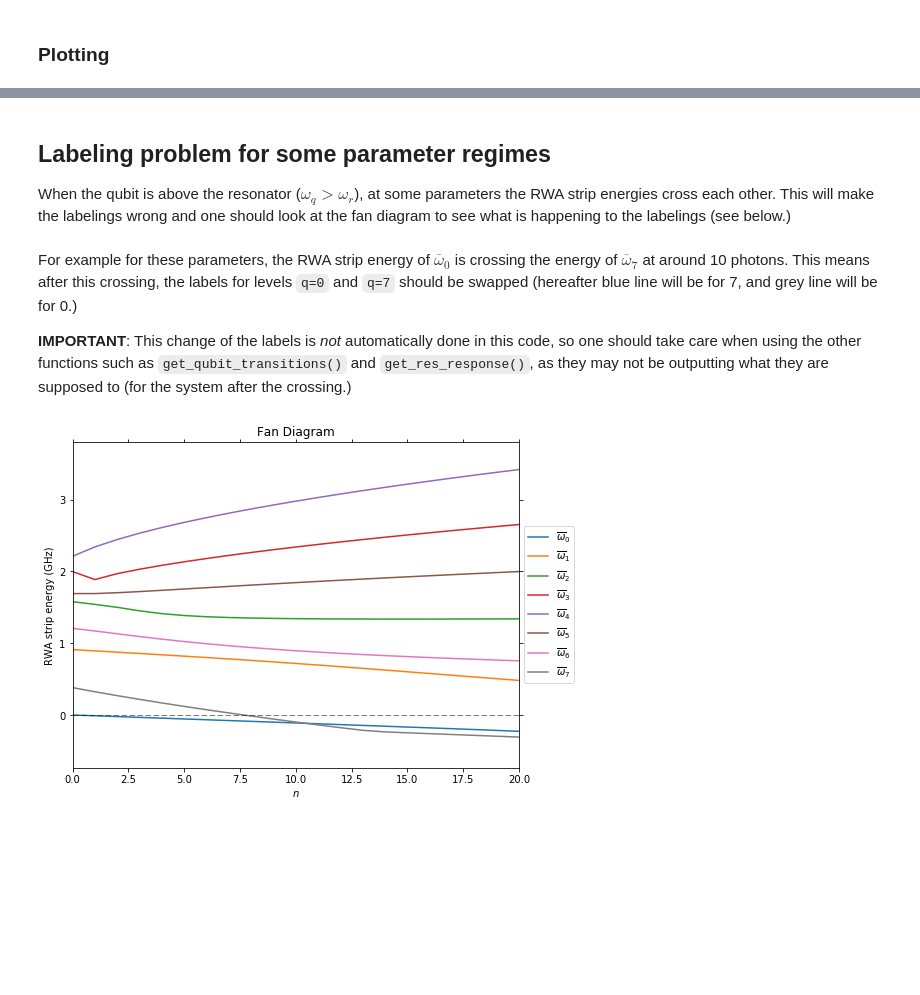
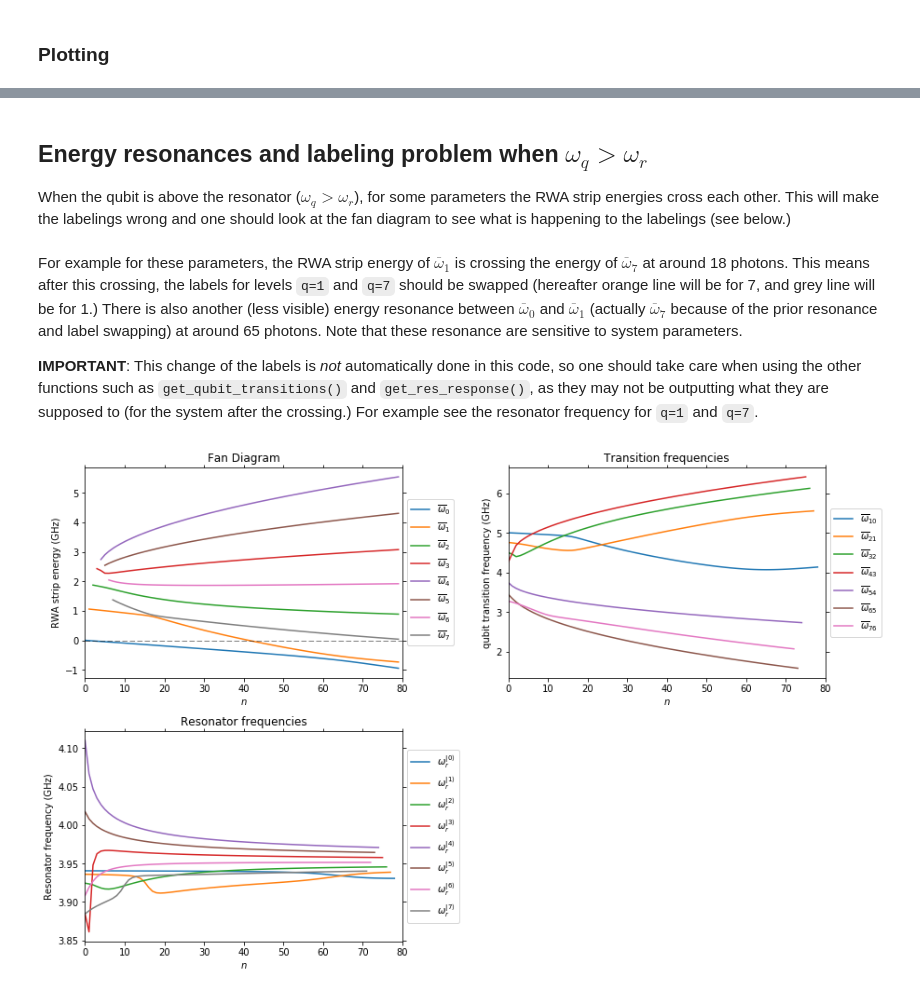
Before and after one commit to MostafaKhezri/JC-ladder, a Jupyter notebook: examples.ipynb, the cells around one changed output, grey strips where cells are left out. Drawn from its saved outputs; the diff is of its cells as text; code cells hidden in the pictures; blank space fills up the shorter version.

```diff
--- a/examples.ipynb
+++ b/examples.ipynb
@@ -62,7 +66,7 @@ fig.set_size_inches(12,8)
 ax1 = plt.subplot(221)
 
 for i in range(len(fan)):
-    plt.plot(np.arange(len(fan[i])), fan[i], label=r"$\overline{{\omega}}_{0}$".format(i))
+    plt.plot(np.arange(i, len(fan[i])), fan[i][i:], label=r"$\overline{{\omega}}_{0}$".format(i))
 plt.plot(np.arange(nmax+1), np.zeros(nmax+1), 'k--', linewidth=0.5)
 
 plt.xlim(0, nmax)
@@ -103,7 +107,7 @@ plt.show();
 tmax = 8; omega_q = 5; eta = 0.25; g = 0.1 #Units assumed in GHz here
 qubit_energy_list, g_list = transmon_perturbative(tmax, omega_q, eta, g)
 
-nmax = 100; omega_r = 4.5;
+nmax = 100; omega_r = 4.2;
 eigen_energies, eigen_vectors = diagonalize_ladder(nmax, omega_r, qubit_energy_list, g_list)
 
 fan = get_fan_diagram(eigen_energies, omega_r)
@@ -119,7 +123,7 @@ fig.set_size_inches(12,8)
 ax1 = plt.subplot(221)
 
 for i in range(len(fan)):
-    plt.plot(np.arange(len(fan[i])), fan[i], label=r"$\overline{{\omega}}_{0}$".format(i))
+    plt.plot(np.arange(i, len(fan[i])), fan[i][i:], label=r"$\overline{{\omega}}_{0}$".format(i))
 plt.plot(np.arange(nmax+1), np.zeros(nmax+1), 'k--', linewidth=0.5)
 
 plt.xlim(0, nmax)
@@ -157,36 +161,61 @@ plt.show();
 # %% [markdown]
-## Labeling problem for some parameter regimes
+## Energy resonances and labeling problem when $\omega_q > \omega_r$
 
-When the qubit is above the resonator ($\omega_q > \omega_r$), at some parameters the RWA strip energies cross each other. This will make the labelings wrong and one should look at the fan diagram to see what is happening to the labelings (see below.)
+When the qubit is above the resonator ($\omega_q > \omega_r$), for some parameters the RWA strip energies cross each other. This will make the labelings wrong and one should look at the fan diagram to see what is happening to the labelings (see below.)
 # %%
-tmax = 8; omega_q = 5.4; eta = 0.25; g = 0.1 #Units assumed in GHz here
+tmax = 8; omega_q = 5.0; eta = 0.25; g = 0.1 #Units assumed in GHz here
 qubit_energy_list, g_list = transmon_perturbative(tmax, omega_q, eta, g)
 
-nmax = 30; omega_r = 4.5;
+nmax = 80; omega_r = 3.95;
 eigen_energies, eigen_vectors = diagonalize_ladder(nmax, omega_r, qubit_energy_list, g_list)
 
 fan = get_fan_diagram(eigen_energies, omega_r)
+transitions = get_qubit_transitions(eigen_energies)
+response = get_res_response(eigen_energies)
 # %% [markdown]
-For example for these parameters, the RWA strip energy of $\overline{\omega}_0$ is crossing the energy of $\overline{\omega}_7$ at around 10 photons. This means after this crossing, the labels for levels `q=0` and `q=7` should be swapped (hereafter blue line will be for 7, and grey line will be for 0.)
+For example for these parameters, the RWA strip energy of $\overline{\omega}_1$ is crossing the energy of $\overline{\omega}_7$ at around 18 photons. This means after this crossing, the labels for levels `q=1` and `q=7` should be swapped (hereafter orange line will be for 7, and grey line will be for 1.) There is also another (less visible) energy resonance between $\overline{\omega}_0$ and $\overline{\omega}_1$ (actually $\overline{\omega}_7$ because of the prior resonance and label swapping) at around 65 photons. Note that these resonance are sensitive to system parameters.
 
-**IMPORTANT**: This change of the labels is _not_ automatically done in this code, so one should take care when using the other functions such as `get_qubit_transitions()` and `get_res_response()`, as they may not be outputting what they are supposed to (for the system after the crossing.)
+**IMPORTANT**: This change of the labels is _not_ automatically done in this code, so one should take care when using the other functions such as `get_qubit_transitions()` and `get_res_response()`, as they may not be outputting what they are supposed to (for the system after the crossing.) For example see the resonator frequency for `q=1` and `q=7`.
 # %%
 plt.clf();
 fig = plt.figure(num=1)
-fig.set_size_inches(8,6)
+fig.set_size_inches(12,8)
 
-ax1 = plt.subplot(111)
+ax1 = plt.subplot(221)
 
 for i in range(len(fan)):
-    plt.plot(np.arange(len(fan[i])), fan[i], label=r"$\overline{{\omega}}_{0}$".format(i))
+    plt.plot(np.arange(i, len(fan[i])), fan[i][i:], label=r"$\overline{{\omega}}_{0}$".format(i))
 plt.plot(np.arange(nmax+1), np.zeros(nmax+1), 'k--', linewidth=0.5)
 
-plt.xlim(0, 20)
+plt.xlim(0, nmax)
 plt.xlabel(r"$n$"); plt.ylabel(r"RWA strip energy (GHz)")
 plt.legend(bbox_to_anchor=(1, 0.5), loc="center left")
 plt.title("Fan Diagram")
 ax1.xaxis.set_ticks_position("both"); ax1.yaxis.set_ticks_position("both");
 
-plt.show()
+ax2 = plt.subplot(222)
+
+for i in range(len(transitions)):
+    plt.plot(np.arange(len(transitions[i])), transitions[i], label=r"$\overline{{\omega}}_{{{0}{1}}}$".format(i+1, i))
+
+plt.xlim(0, nmax)
+plt.xlabel(r"$n$"); plt.ylabel(r"qubit transition frequency (GHz)")
+plt.legend(bbox_to_anchor=(1, 0.5), loc="center left")
+plt.title("Transition frequencies")
+ax2.xaxis.set_ticks_position("both"); ax2.yaxis.set_ticks_position("both");
+
+ax3 = plt.subplot(223)
+
+for i in range(len(response)):
+    plt.plot(np.arange(len(response[i])), response[i], label=r"$\omega_r^{{|{0}\rangle}}$".format(i))
+
+plt.xlim(0, nmax)
+plt.xlabel(r"$n$"); plt.ylabel(r"Resonator frequency (GHz)")
+plt.legend(bbox_to_anchor=(1, 0.5), loc="center left")
+plt.title("Resonator frequencies")
+ax3.xaxis.set_ticks_position("both"); ax3.yaxis.set_ticks_position("both");
+
+plt.tight_layout(pad=1.0, w_pad=8.0, h_pad=1.0);
+plt.show();
 # %% [output]
-[figure, old version]
+[figure, new version]
```
Also changed, not shown: parts of 5 cells of this notebook, 1 other file.
